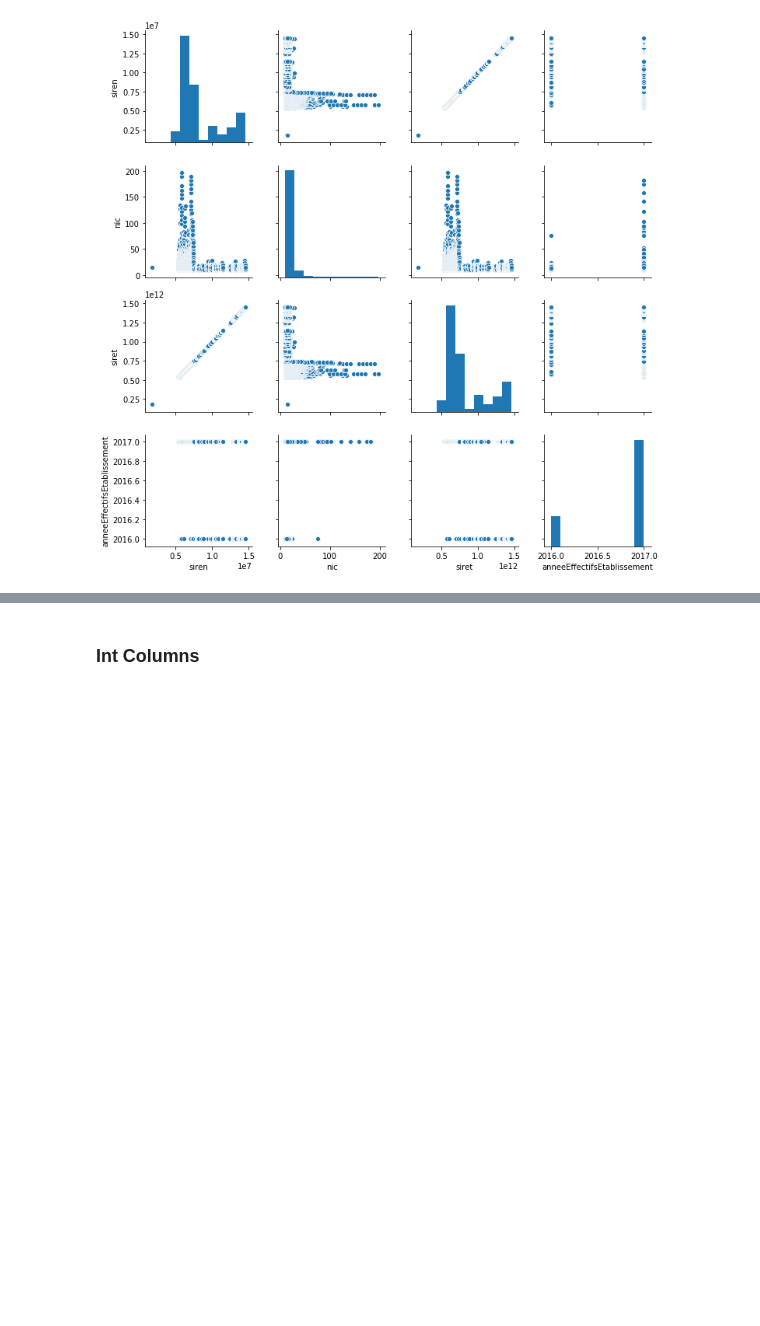
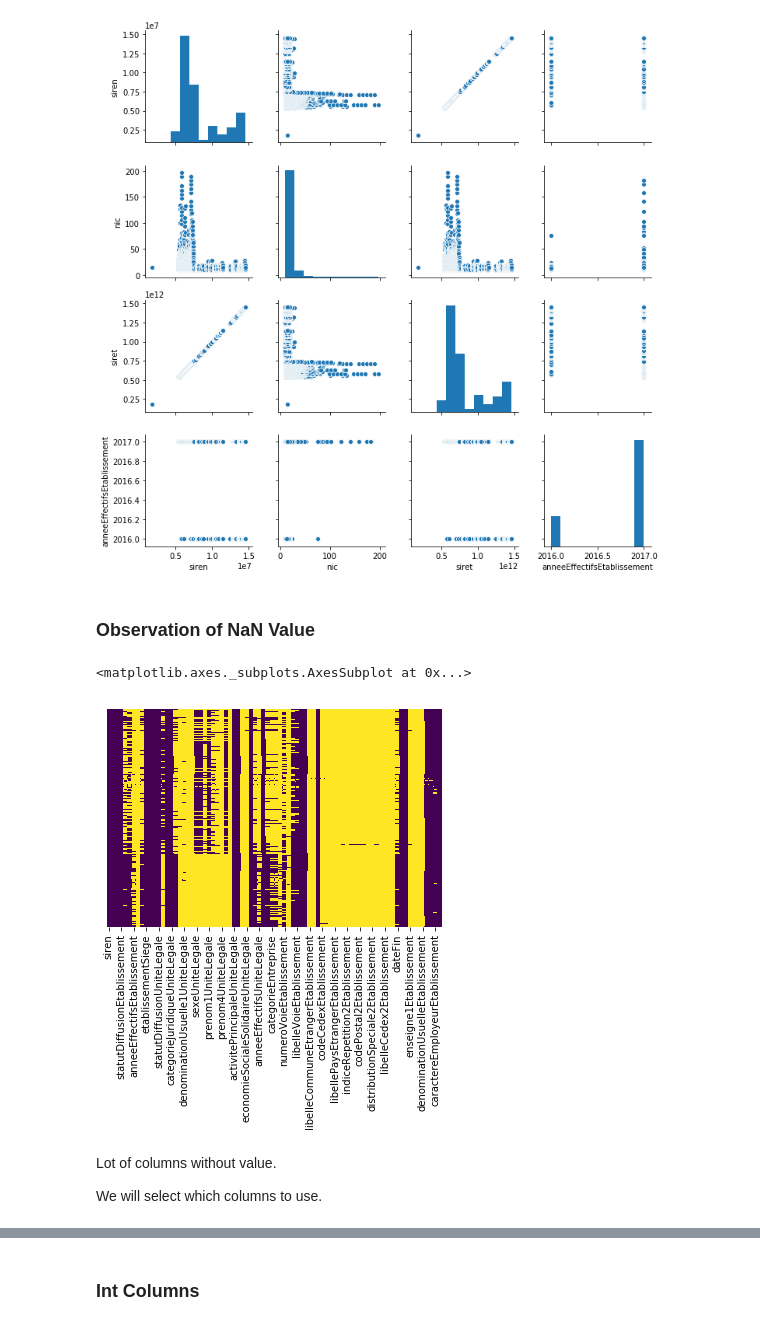
Before and after one commit to morel-hugo/SIREN-SIRET, a Jupyter notebook: import_data.ipynb, the cells around one changed output, grey strips where cells are left out. Cells and saved outputs as stored; diff of their text form; code cells hidden in the pictures; blank space fills up the shorter version.

```diff
--- a/import_data.ipynb
+++ b/import_data.ipynb
@@ -134,3 +123,14 @@ sns.pairplot(df[col_int])
 # %% [output]
 <seaborn.axisgrid.PairGrid at 0x...>
 [figure]
+# %% [markdown]
+### Observation of NaN Value
+# %%
+sns.heatmap(df.isnull(),yticklabels=False,cbar=False,cmap='viridis')
+# %% [output]
+<matplotlib.axes._subplots.AxesSubplot at 0x...>
+[figure, added]
+# %% [markdown]
+Lot of columns without value.
+
+We will select which columns to use.
```
Also changed, not shown: parts of 12 cells of this notebook.
